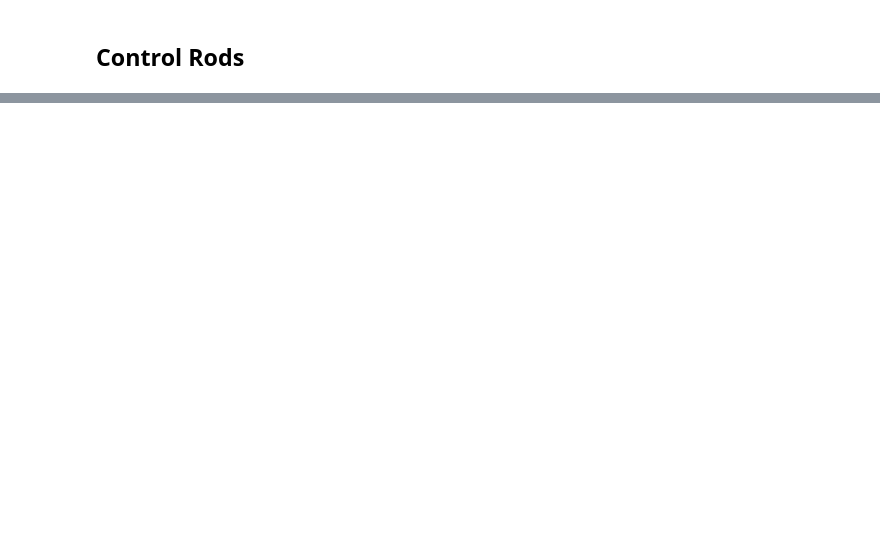
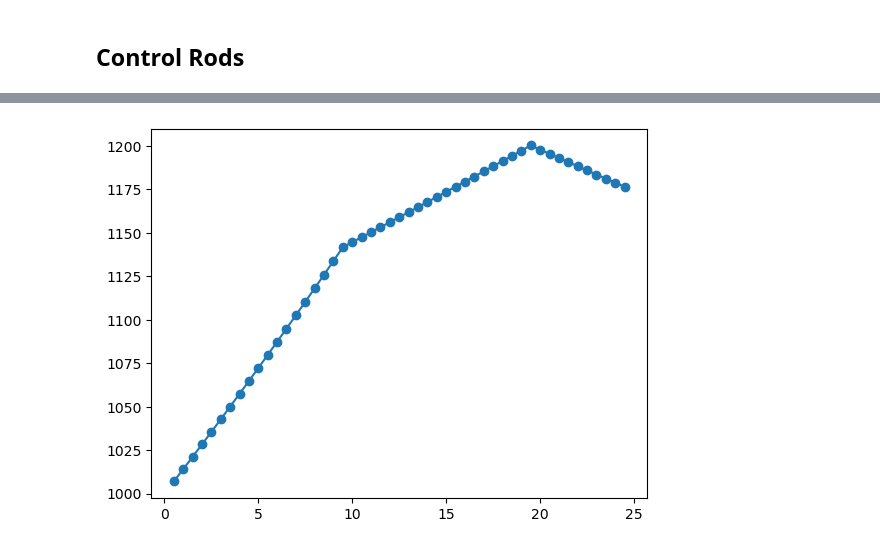
Before and after one commit to imfavour6/reactor-power-simulation, a Jupyter notebook: notebooks/reactor-sim.ipynb, the cells around one changed output, grey strips where cells are left out. Cells and saved outputs as stored; diff of their text form; code cells hidden in the pictures; blank space fills up the shorter version.

Commit message:
Complete reactor power simulation with temperature feedback

```diff
--- a/notebooks/reactor-sim.ipynb
+++ b/notebooks/reactor-sim.ipynb
@@ -270,5 +270,12 @@ df.head(10)
 # %%
 import matplotlib.pyplot as plt
 
 plt.plot(df['Time(s)'], df['Neutron Population'], marker="o")  # Plot the neutron population against time
-plt
+from pathlib import Path
+
+Path("../data").mkdir(parents=True, exist_ok=True)
+Path("../images").mkdir(parents=True, exist_ok=True)
+
+df.to_csv("../data/control_rod_simulation.csv", index=False)
+# %% [output]
+[figure, added]
```
Also changed, not shown: parts of 26 cells of this notebook, 15 other files.
